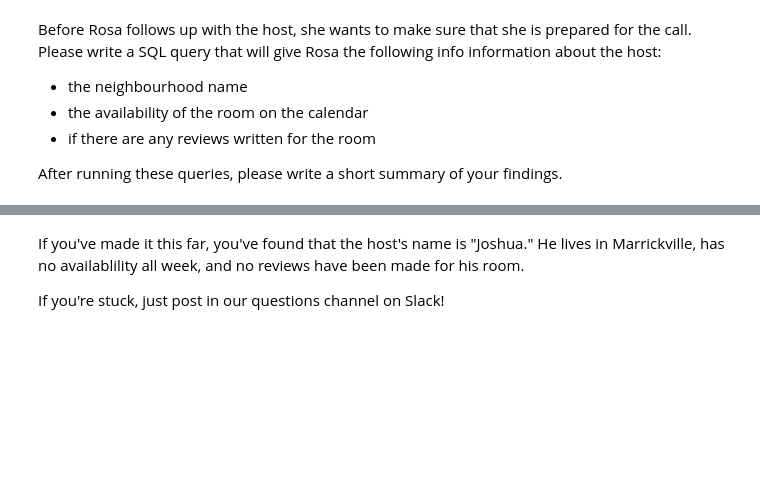
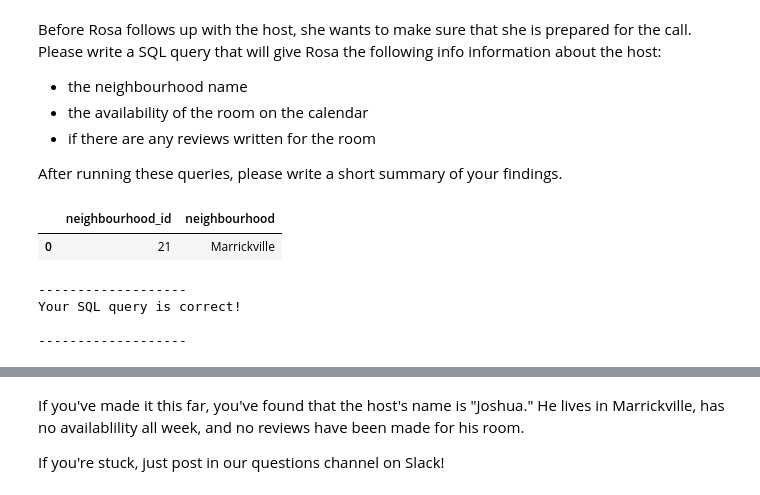
Before and after one commit to DuretiShemsi/SQLQueryProject, a Jupyter notebook: Dureti_Shemsi_Week_2_Project_SQLCC.ipynb, the cells around one changed output, grey strips where cells are left out. Saved outputs shown, nothing was run; the diff lists cells and outputs as text; code cells hidden in the pictures; blank space fills up the shorter version.

```diff
--- a/Dureti_Shemsi_Week_2_Project_SQLCC.ipynb
+++ b/Dureti_Shemsi_Week_2_Project_SQLCC.ipynb
@@ -171,17 +171,27 @@ After running these queries, please write a short summary of your findings.
 # %%
 ### Question: q2_2_2a
 # Instructions:
 # 1/ Fetch all columns from the neighbourhoods table
 # 2/ Make sure you filtered the data on the
 # neighbourhood id of the host name starting with Jos...
 
 # TO BE COMPLETED
 query = """
-SELECT * FROM neighbourhoods ???
+SELECT *
+FROM neighbourhoods
+WHERE neighbourhood_id =21
+
 """
 
 run(query)
 check(q2_2_2a = query)
+# %% [output]
+|  | neighbourhood_id | neighbourhood |
+| 0 | 21 | Marrickville |
+-------------------
+Your SQL query is correct!
+
+-------------------
 # %%
 ### Question: q2_2_2b
 # Instructions:
```
Also changed, not shown: parts of 2 cells of this notebook.
